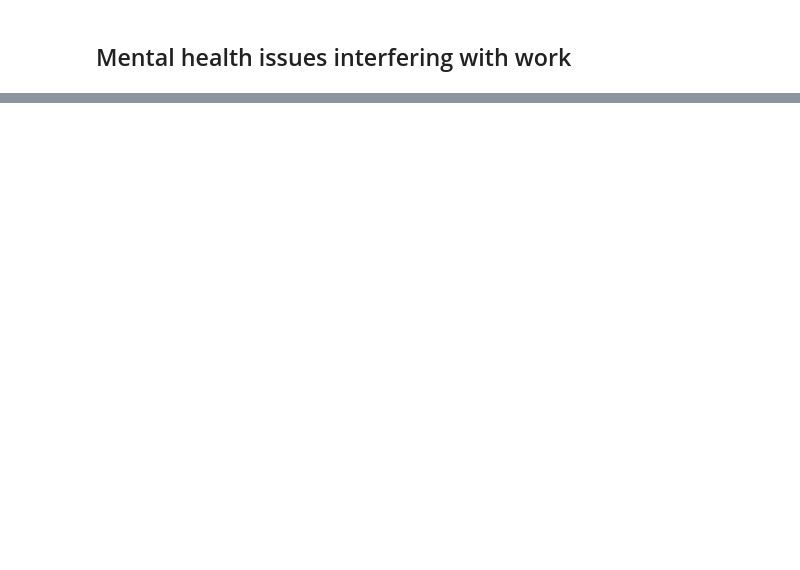
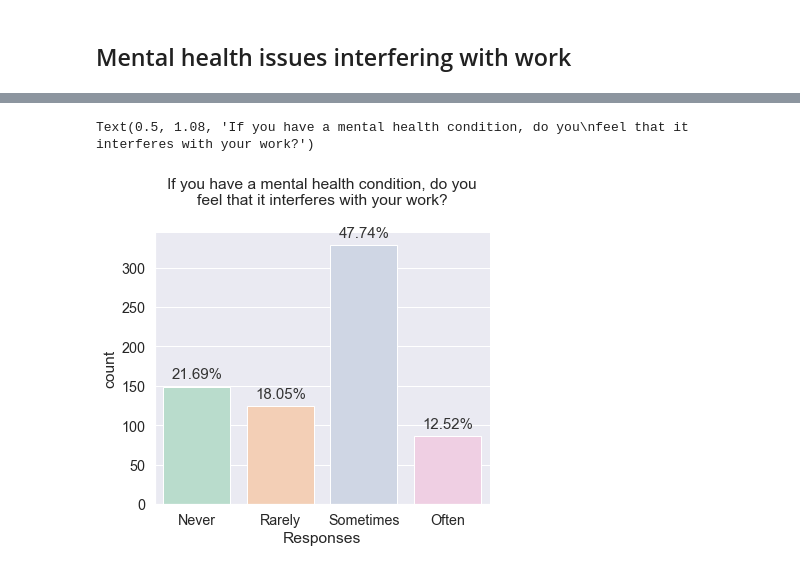
Before and after one commit to cltomiyama/MentalHealthSurvey_analysis, a Jupyter notebook: analysis/gale/analysis_notebook_gc.ipynb, the cells around one changed output, grey strips where cells are left out. Saved outputs shown, nothing was run; the diff lists cells and outputs as text; code cells hidden in the pictures; blank space fills up the shorter version.

```diff
--- a/analysis/gale/analysis_notebook_gc.ipynb
+++ b/analysis/gale/analysis_notebook_gc.ipynb
@@ -149,0 +163,11 @@ Text(0.5, 1.05, 'Do you have a family history of mental illness?')
+# %%
+fig, ax = plt.subplots(figsize=(6,5))
+g = sns.countplot(data=mh0, x='work_interfere',order=sorted_freq_labels)
+
+pfg.rel_freq_label(g,0.1,10)
+
+plt.xlabel('Responses', y=0.9)
+g.set_title('If you have a mental health condition, do you\nfeel that it interferes with your work?', y=1.08)
+# %% [output]
+Text(0.5, 1.08, 'If you have a mental health condition, do you\nfeel that it interferes with your work?')
+[figure, added]
```
Also changed, not shown: parts of 47 cells of this notebook.
